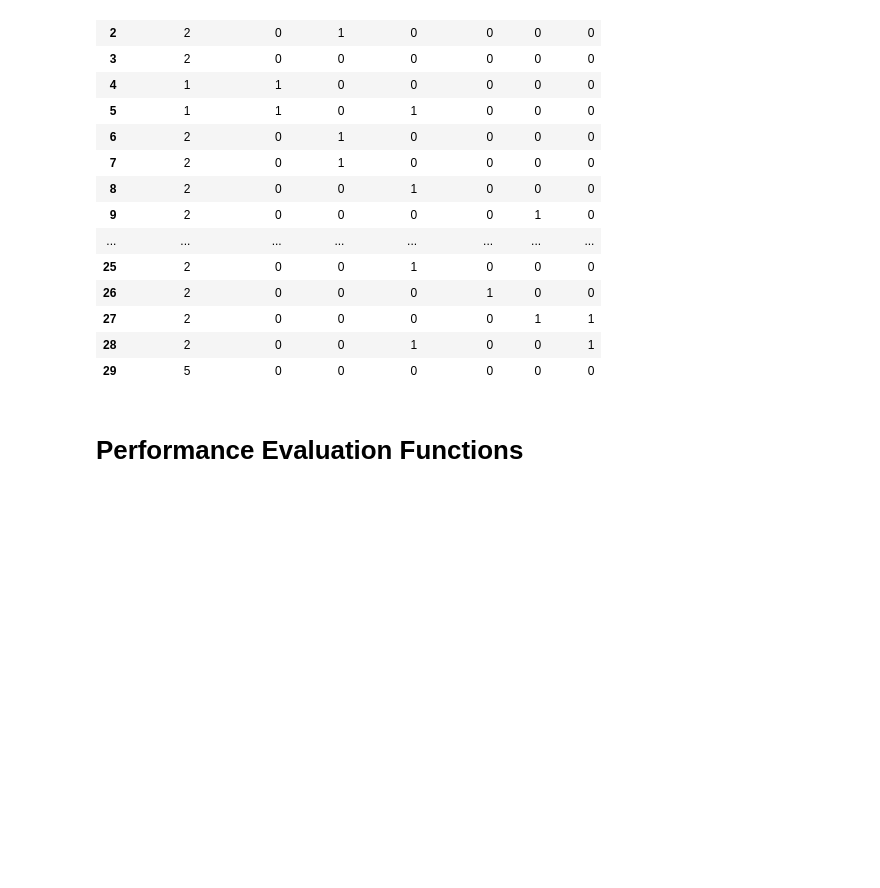
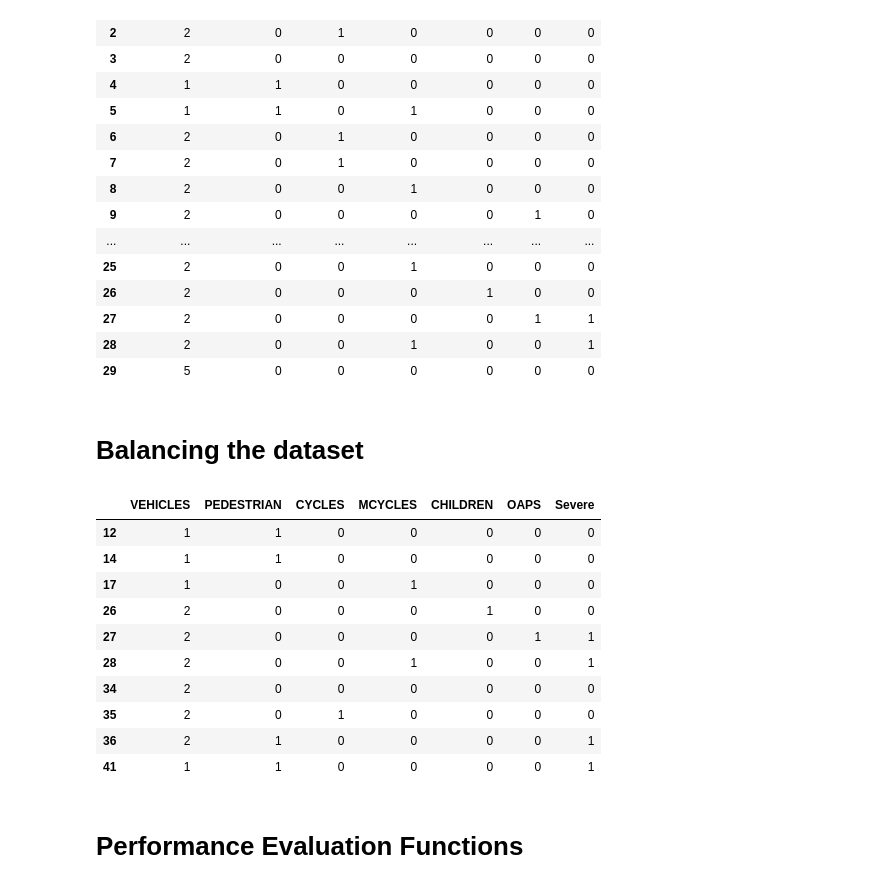
Before and after one commit to yaminshweyihtay/MachineLearning, a Jupyter notebook: dataPreProc.ipynb, the cells around one changed output. Drawn from its saved outputs; the diff is of its cells as text; code cells hidden in the pictures; blank space fills up the shorter version.

Commit message:
under sampling dataset

```diff
--- a/dataPreProc.ipynb
+++ b/dataPreProc.ipynb
@@ -116,6 +113,42 @@ data.head(30)
 | 27 | 2 | 0 | 0 | 0 | 0 | 1 | 1 |
 | 28 | 2 | 0 | 0 | 1 | 0 | 0 | 1 |
 | 29 | 5 | 0 | 0 | 0 | 0 | 0 | 0 |
+# %% [markdown]
+<h1> Balancing the dataset </h1>
+# %%
+# Counting the occurrences of each class
+class_counts = data['Severe'].value_counts()
+
+minority_class_label = class_counts.idxmin()
+majority_class_label = class_counts.idxmax()
+
+majority_class_indices = data[data['Severe'] == majority_class_label].index
+
+num_samples_minority_class = class_counts[minority_class_label]
+
+undersampled_majority_indices = data[data['Severe'] == majority_class_label].sample(n=num_samples_minority_class,
+                                                                                    random_state=42).index
+
+undersampled_indices = data[data['Severe'] == minority_class_label].index.union(undersampled_majority_indices)
+
+undersampled_data = data.loc[undersampled_indices]
+
+undersampled_data.head(145)
+
+data = undersampled_data
+data.head(10)
+# %% [output]
+|  | VEHICLES | PEDESTRIAN | CYCLES | MCYCLES | CHILDREN | OAPS | Severe |
+| 12 | 1 | 1 | 0 | 0 | 0 | 0 | 0 |
+| 14 | 1 | 1 | 0 | 0 | 0 | 0 | 0 |
+| 17 | 1 | 0 | 0 | 1 | 0 | 0 | 0 |
+| 26 | 2 | 0 | 0 | 0 | 1 | 0 | 0 |
+| 27 | 2 | 0 | 0 | 0 | 0 | 1 | 1 |
+| 28 | 2 | 0 | 0 | 1 | 0 | 0 | 1 |
+| 34 | 2 | 0 | 0 | 0 | 0 | 0 | 0 |
+| 35 | 2 | 0 | 1 | 0 | 0 | 0 | 0 |
+| 36 | 2 | 1 | 0 | 0 | 0 | 0 | 1 |
+| 41 | 1 | 1 | 0 | 0 | 0 | 0 | 1 |
 # %% [markdown]
 # Performance Evaluation Functions
 # %%
```
Also changed, not shown: parts of 28 cells of this notebook.
